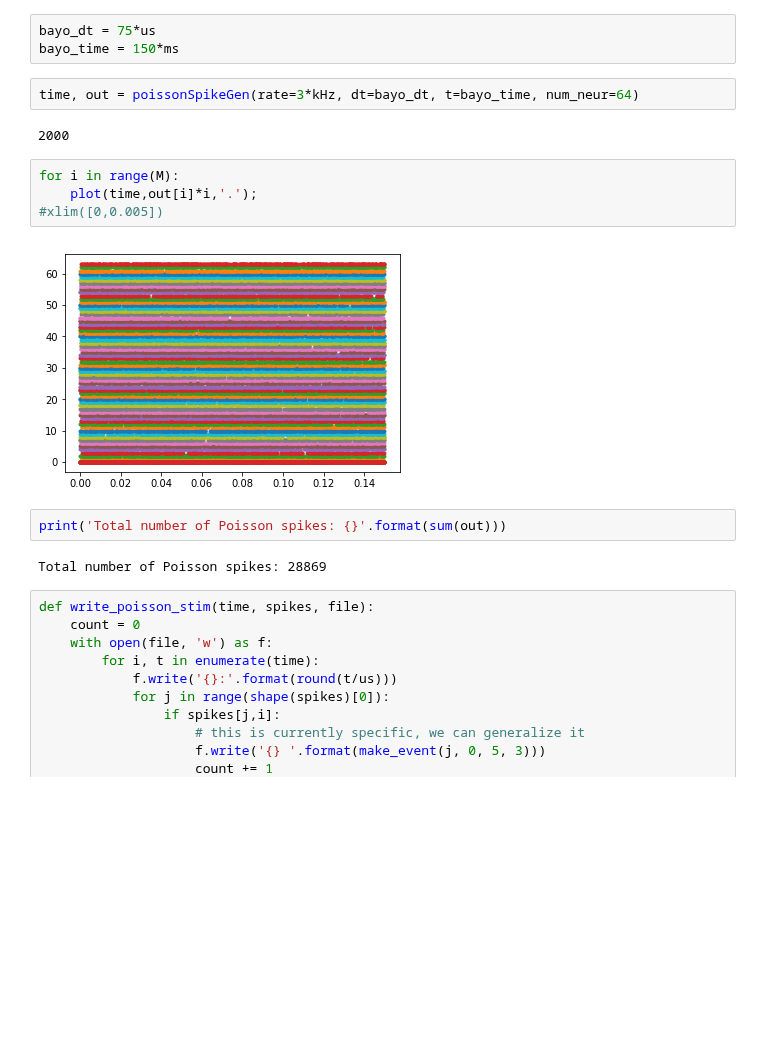
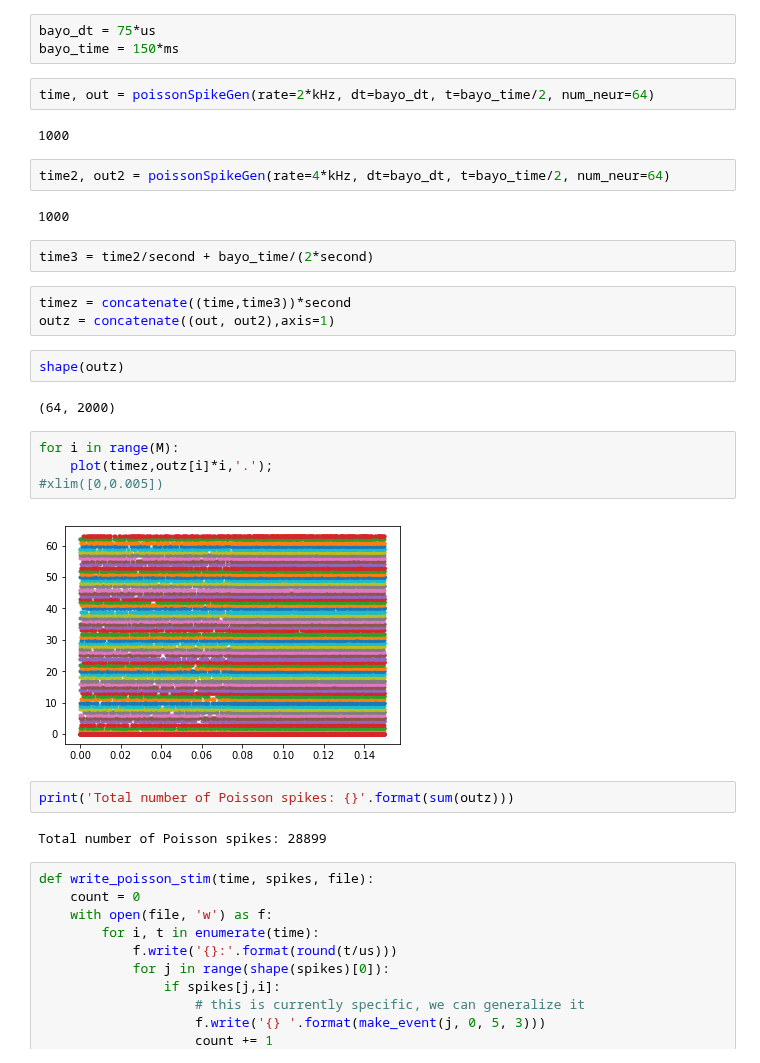
Before and after one commit to acellon/ifat-py, a Jupyter notebook: iscas-ifat.ipynb, the cells around one changed output. Drawn from its saved outputs; the diff is of its cells as text; blank space fills up the shorter version.

```diff
--- a/iscas-ifat.ipynb
+++ b/iscas-ifat.ipynb
@@ -490,19 +502,32 @@ def poissonSpikeGen(rate=3.0*kHz, dt=10.0*us, t=1*second, num_neur=1):
 bayo_dt = 75*us
 bayo_time = 150*ms
 # %%
-time, out = poissonSpikeGen(rate=3*kHz, dt=bayo_dt, t=bayo_time, num_neur=64)
+time, out = poissonSpikeGen(rate=2*kHz, dt=bayo_dt, t=bayo_time/2, num_neur=64)
 # %% [output]
-2000
+1000
+# %%
+time2, out2 = poissonSpikeGen(rate=4*kHz, dt=bayo_dt, t=bayo_time/2, num_neur=64)
+# %% [output]
+1000
+# %%
+time3 = time2/second + bayo_time/(2*second)
+# %%
+timez = concatenate((time,time3))*second
+outz = concatenate((out, out2),axis=1)
+# %%
+shape(outz)
+# %% [output]
+(64, 2000)
 # %%
 for i in range(M):
-    plot(time,out[i]*i,'.');
+    plot(timez,outz[i]*i,'.');
 #xlim([0,0.005])
 # %% [output]
-[figure, old version]
+[figure, new version]
 # %%
-print('Total number of Poisson spikes: {}'.format(sum(out)))
+print('Total number of Poisson spikes: {}'.format(sum(outz)))
 # %% [output]
-Total number of Poisson spikes: 28869
+Total number of Poisson spikes: 28899
 # %%
 def write_poisson_stim(time, spikes, file):
     count = 0
```
Also changed, not shown: parts of 15 cells of this notebook, 4 other files.
